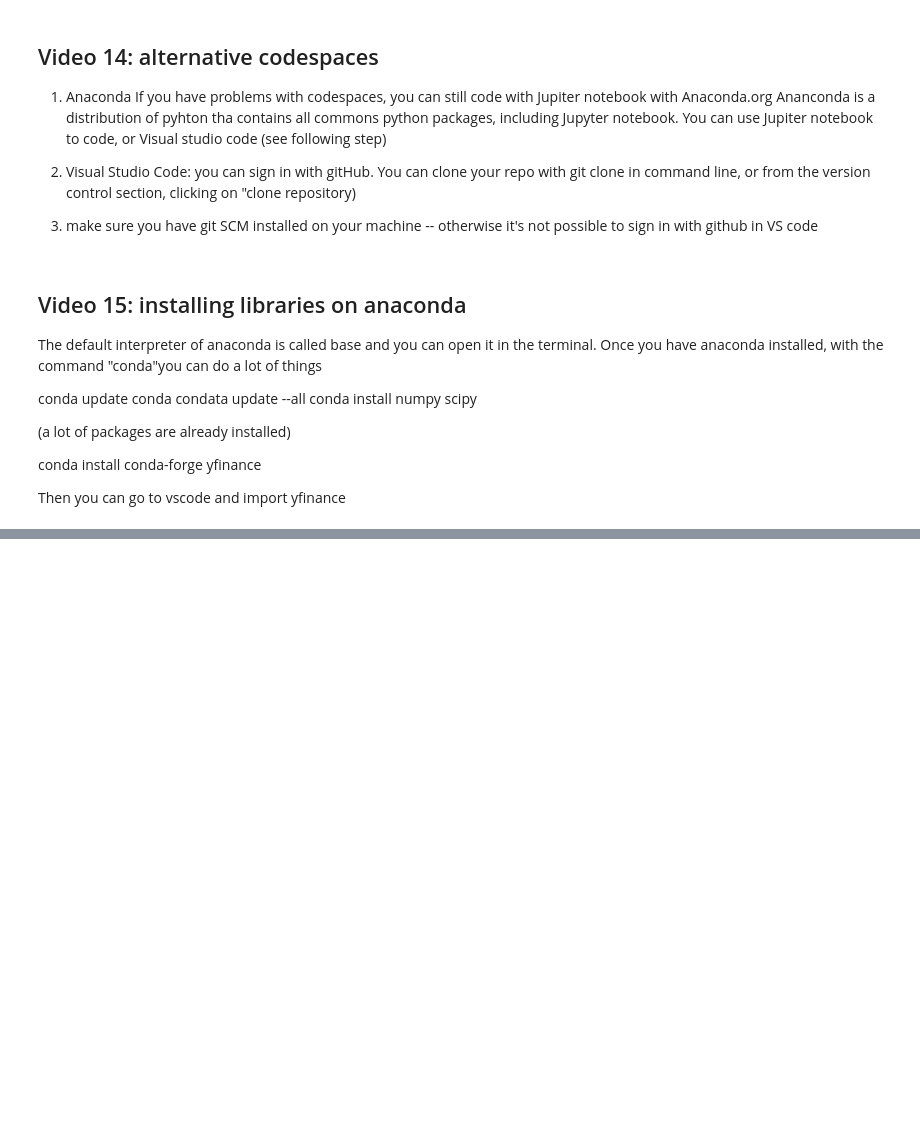
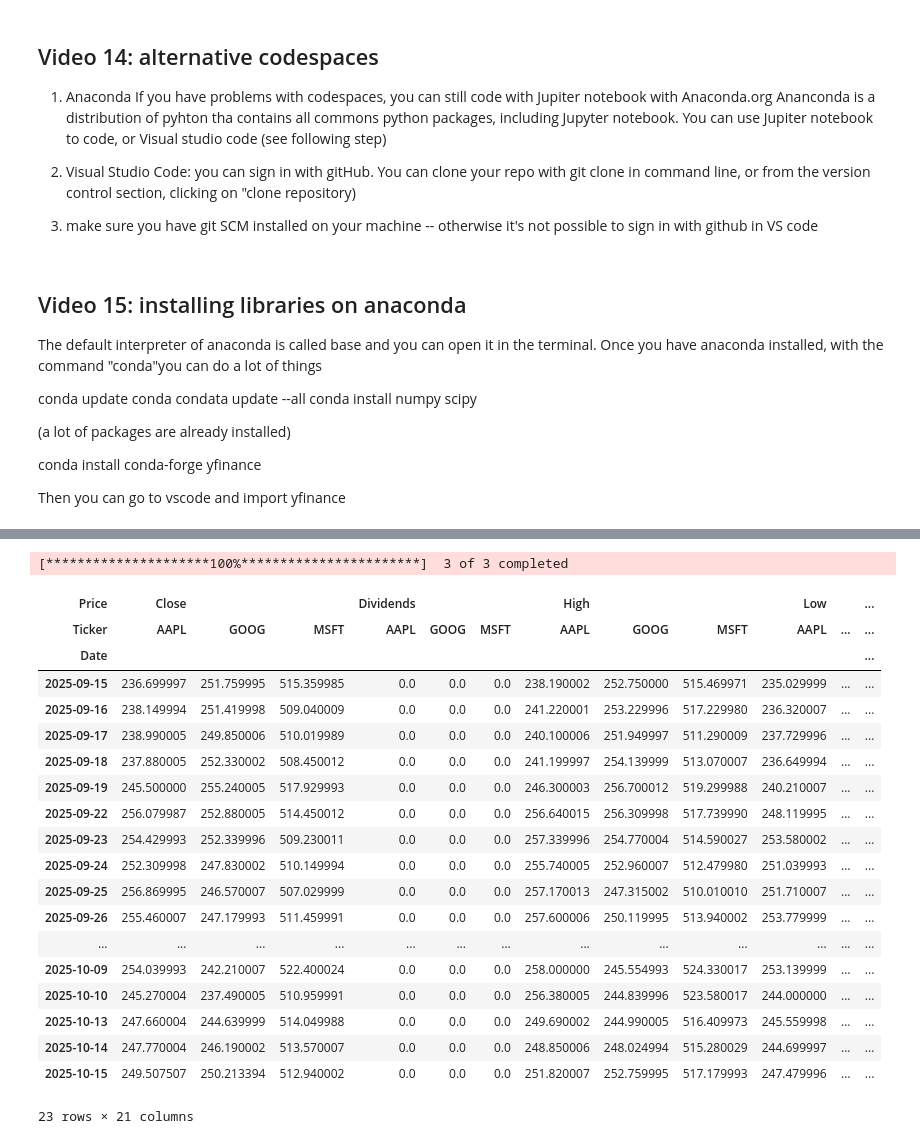
Before and after one commit to irenecelebrin/computer-infrastructure, a Jupyter notebook: roughwork/notes.ipynb, the cells around one changed output, grey strips where cells are left out. Drawn from its saved outputs; the diff is of its cells as text; code cells hidden in the pictures; blank space fills up the shorter version.

Commit message:
class 3 - yfinance

```diff
--- a/roughwork/notes.ipynb
+++ b/roughwork/notes.ipynb
@@ -159,0 +264,3 @@ yf.download("AAPL", start="2020-01-01", end="2020-04-30")
+# %%
+# create list for tickers of Microsoft, Apple, Google
+tickers = yf.Tickers('msft aapl goog')
@@ -159,0 +288,26 @@ yf.download("AAPL", start="2020-01-01", end="2020-04-30")
+# %%
+# download history data from the past month
+# see https://ranaroussi.github.io/yfinance/reference/api/yfinance.Tickers.html#yfinance.Tickers
+tickers.download(period='1mo')
+# %% [output]
+[*********************100%***********************]  3 of 3 completed
+| Price | Close |  |  | Dividends |  |  | High |  |  | Low |  | ... |
+| Ticker | AAPL | GOOG | MSFT | AAPL | GOOG | MSFT | AAPL | GOOG | MSFT | AAPL | ... | ... |
+| Date |  |  |  |  |  |  |  |  |  |  |  | ... |
+| 2025-09-15 | 236.699997 | 251.759995 | 515.359985 | 0.0 | 0.0 | 0.0 | 238.190002 | 252.750000 | 515.469971 | 235.029999 | ... | ... |
+| 2025-09-16 | 238.149994 | 251.419998 | 509.040009 | 0.0 | 0.0 | 0.0 | 241.220001 | 253.229996 | 517.229980 | 236.320007 | ... | ... |
+| 2025-09-17 | 238.990005 | 249.850006 | 510.019989 | 0.0 | 0.0 | 0.0 | 240.100006 | 251.949997 | 511.290009 | 237.729996 | ... | ... |
+| 2025-09-18 | 237.880005 | 252.330002 | 508.450012 | 0.0 | 0.0 | 0.0 | 241.199997 | 254.139999 | 513.070007 | 236.649994 | ... | ... |
+| 2025-09-19 | 245.500000 | 255.240005 | 517.929993 | 0.0 | 0.0 | 0.0 | 246.300003 | 256.700012 | 519.299988 | 240.210007 | ... | ... |
+| 2025-09-22 | 256.079987 | 252.880005 | 514.450012 | 0.0 | 0.0 | 0.0 | 256.640015 | 256.309998 | 517.739990 | 248.119995 | ... | ... |
+| 2025-09-23 | 254.429993 | 252.339996 | 509.230011 | 0.0 | 0.0 | 0.0 | 257.339996 | 254.770004 | 514.590027 | 253.580002 | ... | ... |
+| 2025-09-24 | 252.309998 | 247.830002 | 510.149994 | 0.0 | 0.0 | 0.0 | 255.740005 | 252.960007 | 512.479980 | 251.039993 | ... | ... |
+| 2025-09-25 | 256.869995 | 246.570007 | 507.029999 | 0.0 | 0.0 | 0.0 | 257.170013 | 247.315002 | 510.010010 | 251.710007 | ... | ... |
+| 2025-09-26 | 255.460007 | 247.179993 | 511.459991 | 0.0 | 0.0 | 0.0 | 257.600006 | 250.119995 | 513.940002 | 253.779999 | ... | ... |
+| ... | ... | ... | ... | ... | ... | ... | ... | ... | ... | ... | ... | ... |
+| 2025-10-09 | 254.039993 | 242.210007 | 522.400024 | 0.0 | 0.0 | 0.0 | 258.000000 | 245.554993 | 524.330017 | 253.139999 | ... | ... |
+| 2025-10-10 | 245.270004 | 237.490005 | 510.959991 | 0.0 | 0.0 | 0.0 | 256.380005 | 244.839996 | 523.580017 | 244.000000 | ... | ... |
+| 2025-10-13 | 247.660004 | 244.639999 | 514.049988 | 0.0 | 0.0 | 0.0 | 249.690002 | 244.990005 | 516.409973 | 245.559998 | ... | ... |
+| 2025-10-14 | 247.770004 | 246.190002 | 513.570007 | 0.0 | 0.0 | 0.0 | 248.850006 | 248.024994 | 515.280029 | 244.699997 | ... | ... |
+| 2025-10-15 | 249.507507 | 250.213394 | 512.940002 | 0.0 | 0.0 | 0.0 | 251.820007 | 252.759995 | 517.179993 | 247.479996 | ... | ... |
+23 rows × 21 columns
```
Also changed, not shown: parts of 12 cells of this notebook.
